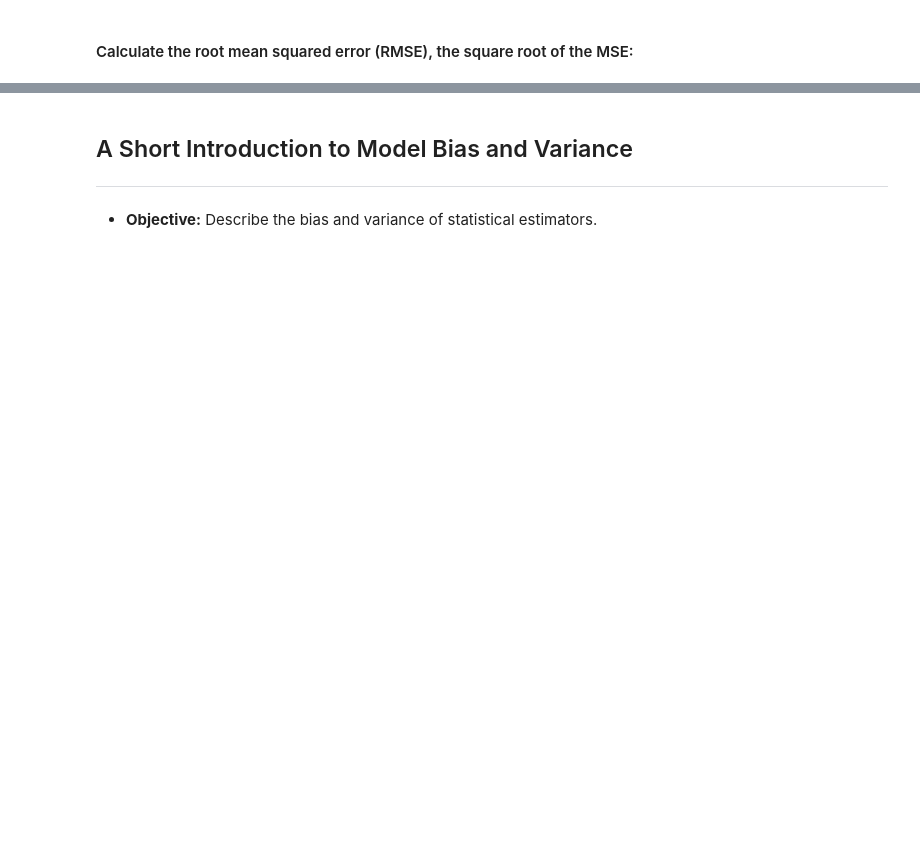
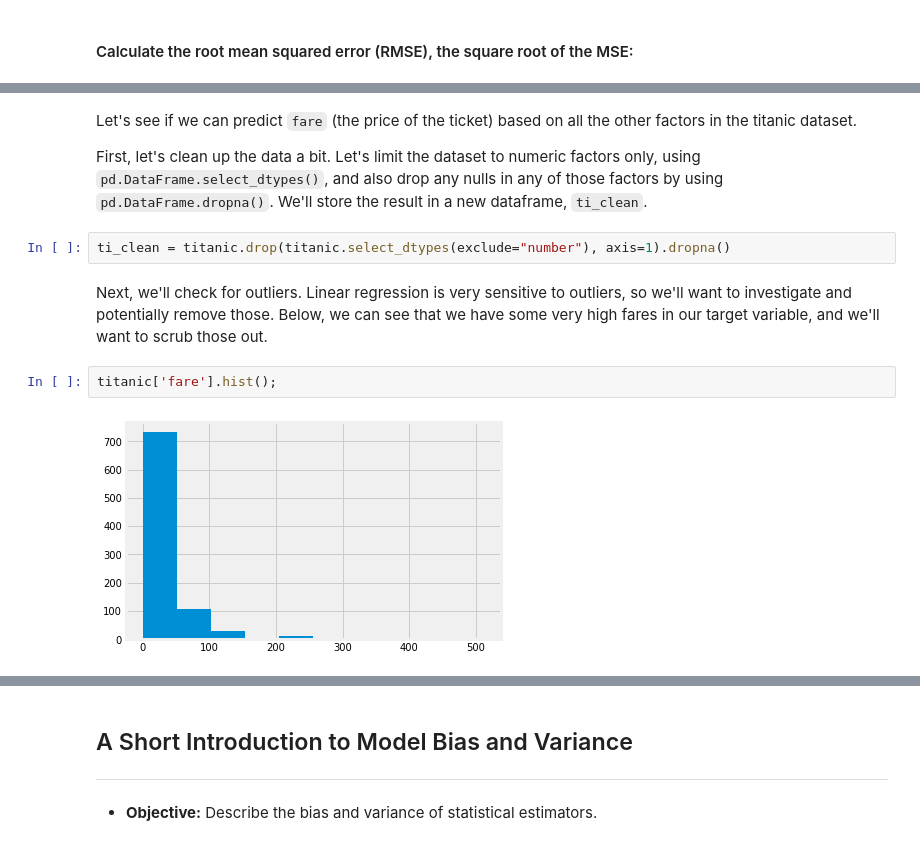
Before and after one commit to aidanconnolly/ga-ds829-statistics-in-python, a Jupyter notebook: solution-code/Statistics-Review-part-1-solution.ipynb, the cells around one changed output, grey strips where cells are left out. Drawn from its saved outputs; the diff is of its cells as text; blank space fills up the shorter version.

```diff
--- a/solution-code/Statistics-Review-part-1-solution.ipynb
+++ b/solution-code/Statistics-Review-part-1-solution.ipynb
@@ -704,0 +527,12 @@ np.sqrt(np.mean(np.square(y-y_pred)))
+# %% [markdown]
+Let's see if we can predict `fare` (the price of the ticket) based on all the other factors in the titanic dataset.
+
+First, let's clean up the data a bit. Let's limit the dataset to numeric factors only, using `pd.DataFrame.select_dtypes()`, and also drop any nulls in any of those factors by using `pd.DataFrame.dropna()`. We'll store the result in a new dataframe, `ti_clean`.
+# %%
+ti_clean = titanic.drop(titanic.select_dtypes(exclude="number"), axis=1).dropna()
+# %% [markdown]
+Next, we'll check for outliers. Linear regression is very sensitive to outliers, so we'll want to investigate and potentially remove those. Below, we can see that we have some very high fares in our target variable, and we'll want to scrub those out.
+# %%
+titanic['fare'].hist();
+# %% [output]
+[figure, added]
```
Also changed, not shown: parts of 60 cells of this notebook, 1 other file.
